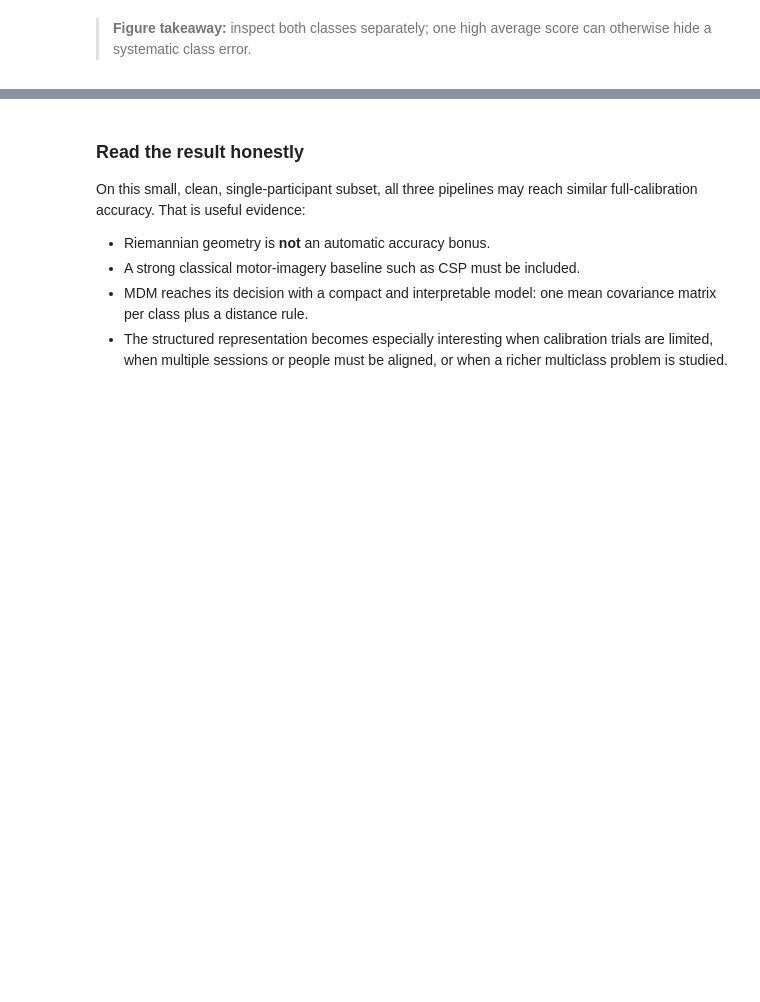
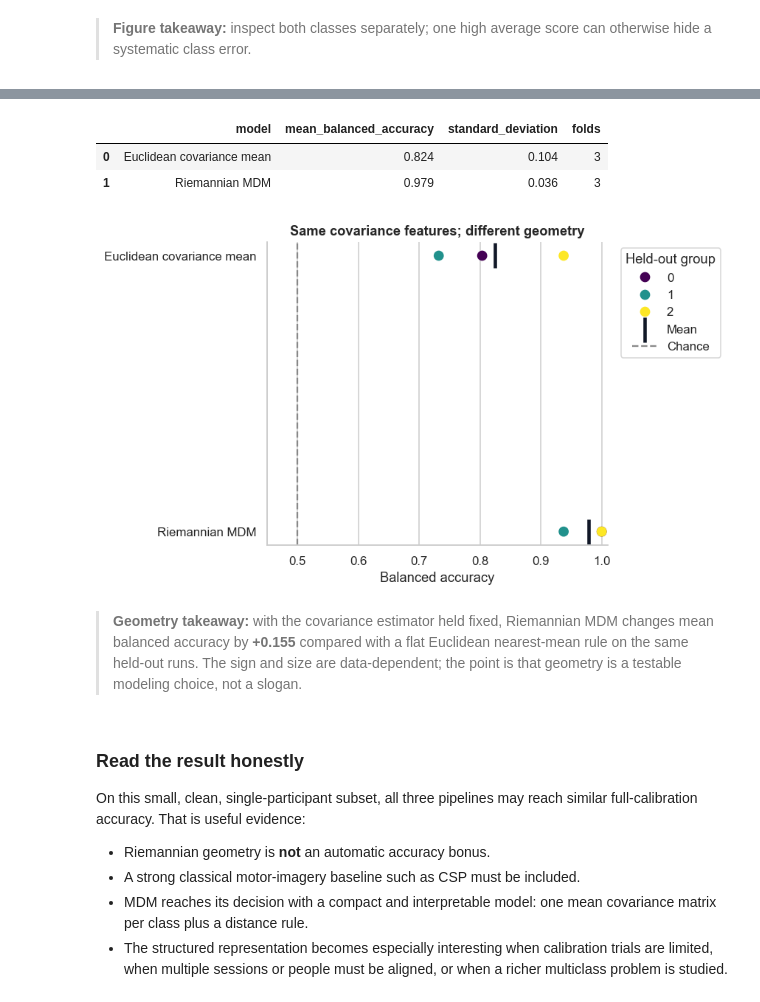
Before and after one commit to Itamar-Avitan/curved-spaces-brain-signals, a Jupyter notebook: notebooks/01_riemannian_eeg_motor_imagery.ipynb, the cells around one changed output, grey strips where cells are left out. Saved outputs shown, nothing was run; the diff lists cells and outputs as text; code cells hidden in the pictures; blank space fills up the shorter version.

```diff
--- a/notebooks/01_riemannian_eeg_motor_imagery.ipynb
+++ b/notebooks/01_riemannian_eeg_motor_imagery.ipynb
@@ -834,3 +1088,82 @@ display(Markdown(
+# %%
+# Purpose: Compare Riemannian MDM with a flat Euclidean covariance nearest-mean baseline.
+
+geometry_contrast_pipelines = build_geometry_contrast_pipelines()
+with mne.use_log_level("ERROR"):
+    geometry_scores, _ = evaluate_leave_one_group_out(
+        geometry_contrast_pipelines,
+        dataset.X,
+        dataset.y,
+        dataset.groups,
+    )
+
+geometry_summary = (
+    geometry_scores.groupby("model", sort=False)
+    .agg(
+        mean_balanced_accuracy=("balanced_accuracy", "mean"),
+        standard_deviation=("balanced_accuracy", "std"),
+        folds=("fold", "nunique"),
+    )
+    .reset_index()
+)
+display(geometry_summary.style.format({
+    "mean_balanced_accuracy": "{:.3f}",
+    "standard_deviation": "{:.3f}",
+}))
+
+fig, axis = plt.subplots(figsize=(8, 4.8))
+sns.stripplot(
+    data=geometry_scores,
+    x="balanced_accuracy",
+    y="model",
+    hue="held_out_group",
+    size=9,
+    jitter=False,
+    palette="viridis",
+    ax=axis,
+)
+axis.scatter(
+    geometry_summary["mean_balanced_accuracy"],
+    geometry_summary["model"],
+    marker="|",
+    s=500,
+    linewidth=3,
+    color="#111827",
+    label="Mean",
+)
+axis.axvline(0.5, color="#888", linestyle="--", label="Chance")
+axis.set(
+    xlim=(0.45, 1.01),
+    xlabel="Balanced accuracy",
+    ylabel="",
+    title="Same covariance features; different geometry",
+)
+axis.legend(title="Held-out group", bbox_to_anchor=(1.02, 1), loc="upper left")
+fig.tight_layout()
+plt.show()
+
+wide_geometry = geometry_scores.pivot(
+    index="held_out_group",
+    columns="model",
+    values="balanced_accuracy",
+)
+mean_delta = (
+    wide_geometry["Riemannian MDM"]
+    - wide_geometry["Euclidean covariance mean"]
+).mean()
+display(Markdown(
+    f"> **Geometry takeaway:** with the covariance estimator held fixed, "
+    f"Riemannian MDM changes mean balanced accuracy by "
+    f"**{mean_delta:+.3f}** compared with a flat Euclidean nearest-mean "
+    f"rule on the same held-out runs. The sign and size are data-dependent; "
+    f"the point is that geometry is a testable modeling choice, not a slogan."
+))
+# %% [output]
+|  | model | mean_balanced_accuracy | standard_deviation | folds |
+| 0 | Euclidean covariance mean | 0.824 | 0.104 | 3 |
+| 1 | Riemannian MDM | 0.979 | 0.036 | 3 |
+[figure, added]
+> **Geometry takeaway:** with the covariance estimator held fixed, Riemannian MDM changes mean balanced accuracy by **+0.155** compared with a flat Euclidean nearest-mean rule on the same held-out runs. The sign and size are data-dependent; the point is that geometry is a testable modeling choice, not a slogan.
 # %% [markdown]
 ### Read the result honestly
 
```
Also changed, not shown: parts of 15 cells of this notebook, 5 other files.
